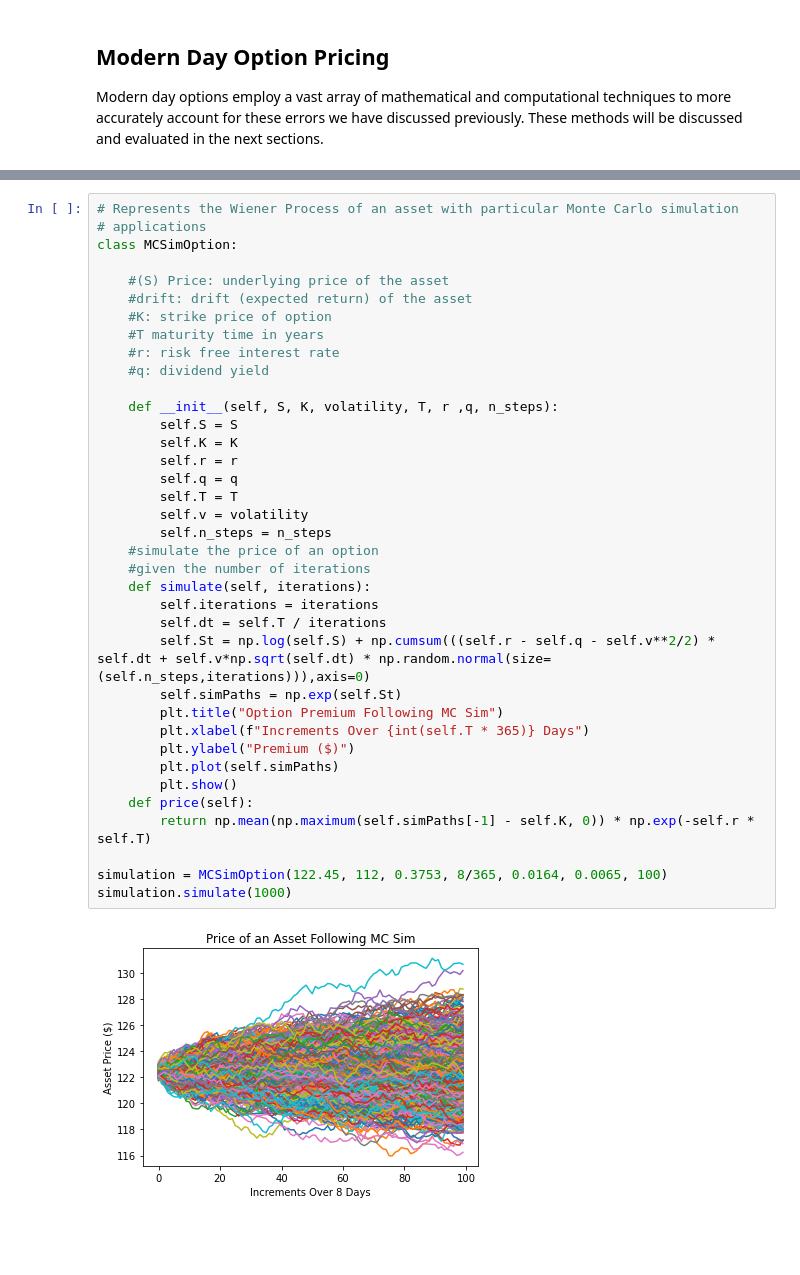
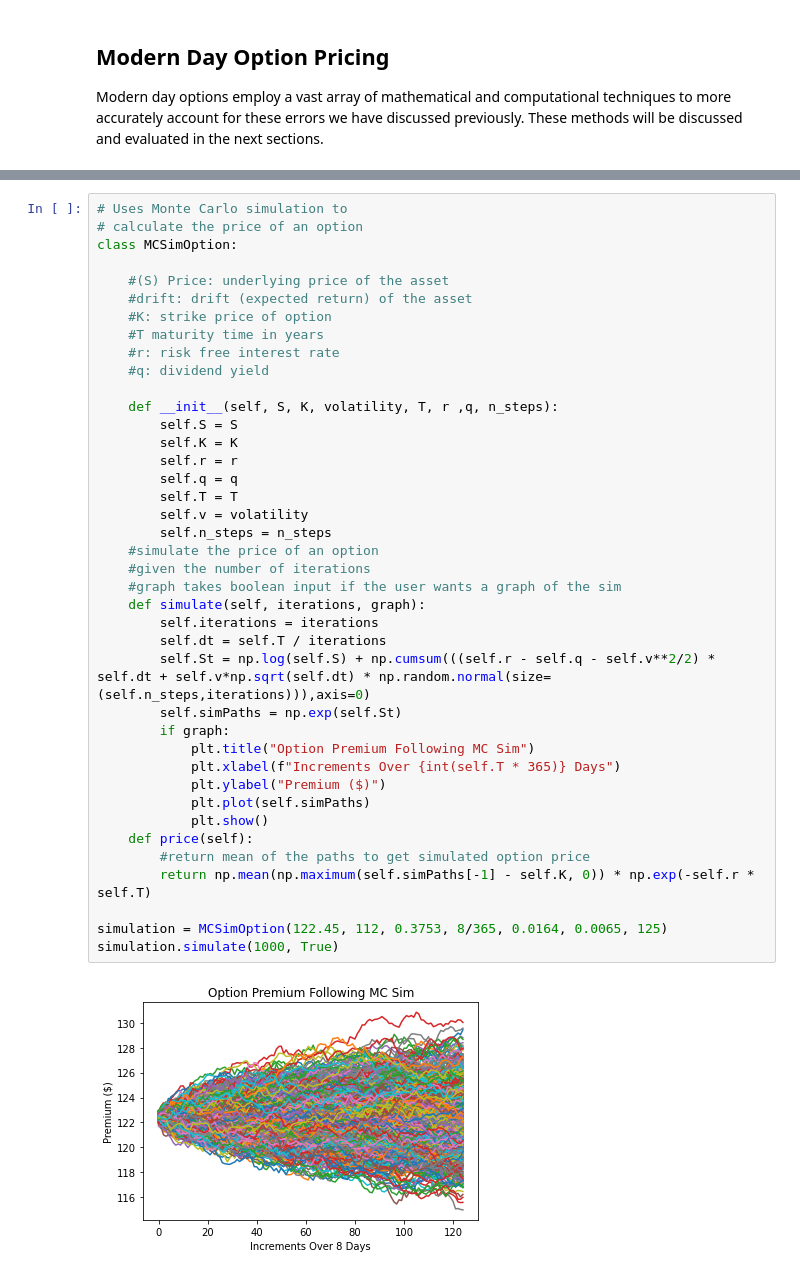
Before and after one commit to jacobfa/OptionsPricing, a Jupyter notebook: OptionPricingFinal.ipynb, the cells around one changed output, grey strips where cells are left out. Drawn from its saved outputs; the diff is of its cells as text; blank space fills up the shorter version.

```diff
--- a/OptionPricingFinal.ipynb
+++ b/OptionPricingFinal.ipynb
@@ -168,39 +168,42 @@ S_{T} =S_{0}e^{(\mu - \frac{\sigma^2}{2})dt + \sigma dW(t) }
 # %%
-# Represents the Wiener Process of an asset with particular Monte Carlo simulation
-# applications
+# Uses Monte Carlo simulation to
+# calculate the price of an option
 class MCSimOption:
 
     #(S) Price: underlying price of the asset
     #drift: drift (expected return) of the asset
     #K: strike price of option
     #T maturity time in years
     #r: risk free interest rate
     #q: dividend yield
 
     def __init__(self, S, K, volatility, T, r ,q, n_steps):
         self.S = S
         self.K = K
         self.r = r
         self.q = q
         self.T = T
         self.v = volatility
         self.n_steps = n_steps
     #simulate the price of an option
     #given the number of iterations
-    def simulate(self, iterations):
+    #graph takes boolean input if the user wants a graph of the sim
+    def simulate(self, iterations, graph):
         self.iterations = iterations
         self.dt = self.T / iterations
         self.St = np.log(self.S) + np.cumsum(((self.r - self.q - self.v**2/2) * self.dt + self.v*np.sqrt(self.dt) * np.random.normal(size=(self.n_steps,iterations))),axis=0)
         self.simPaths = np.exp(self.St)
-        plt.title("Option Premium Following MC Sim")
-        plt.xlabel(f"Increments Over {int(self.T * 365)} Days")
-        plt.ylabel("Premium ($)")
-        plt.plot(self.simPaths)
-        plt.show()
+        if graph:
+            plt.title("Option Premium Following MC Sim")
+            plt.xlabel(f"Increments Over {int(self.T * 365)} Days")
+            plt.ylabel("Premium ($)")
+            plt.plot(self.simPaths)
+            plt.show()
     def price(self):
+        #return mean of the paths to get simulated option price
         return np.mean(np.maximum(self.simPaths[-1] - self.K, 0)) * np.exp(-self.r * self.T)
 
-simulation = MCSimOption(122.45, 112, 0.3753, 8/365, 0.0164, 0.0065, 100)
-simulation.simulate(1000)
+simulation = MCSimOption(122.45, 112, 0.3753, 8/365, 0.0164, 0.0065, 125)
+simulation.simulate(1000, True)
 # %% [output]
-[figure, old version]
+[figure, new version]
```
Also changed, not shown: parts of 15 cells of this notebook, 1 other file.
